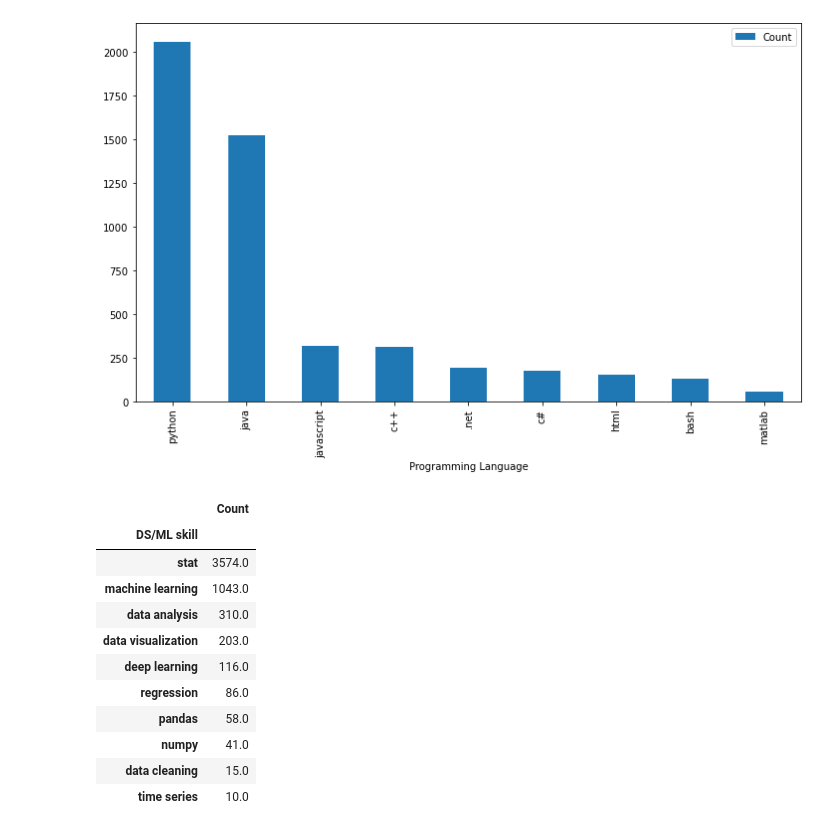
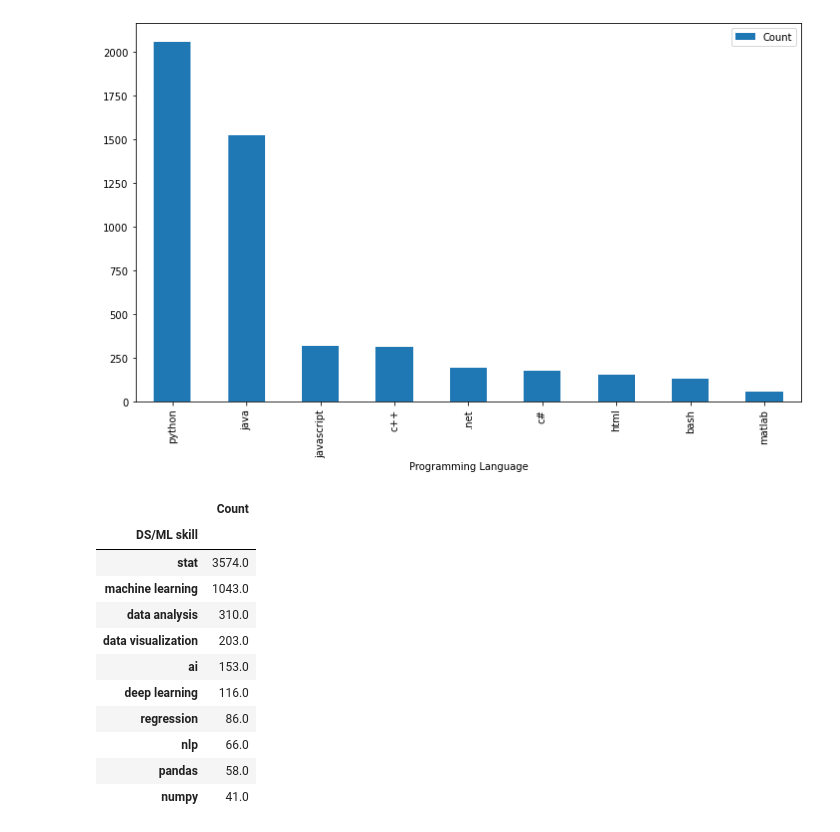
Before and after one commit to Hien-Hirune/FinalProject_KHDL, a Jupyter notebook: Analysis.ipynb, the cells around one changed output. Saved outputs shown, nothing was run; the diff lists cells and outputs as text; code cells hidden in the pictures.

```diff
--- a/Analysis.ipynb
+++ b/Analysis.ipynb
@@ -515,37 +538,37 @@ pg_lan_df.plot.bar(figsize=(12,7))
 <AxesSubplot:xlabel='Programming Language'>
 [figure]
 # %%
-ds_ml_req = ["machine learning","regression","stat","numpy","pandas","data visualization","data analysis","time series","data cleaning","deep learning"]
+ds_ml_req = ["machine learning","regression","stat","numpy","pandas","data visualization","data analysis"," ai ","nlp","deep learning"]
 ds_ml_count = np.zeros(len(ds_ml_req))
 def count_skills_ds_ml(skill):
     tmp = data_engineer_jobs['Job Description'].str.lower()
     if skill == 'machine learning':
         return tmp.str.count(skill, flags=re.IGNORECASE).sum() + tmp.str.count(' ml ', flags=re.IGNORECASE).sum()
     elif skill == 'deep learning':
         return tmp.str.count(skill, flags=re.IGNORECASE).sum() + tmp.str.count(' dl ', flags=re.IGNORECASE).sum()
     return tmp.str.count(skill, flags=re.IGNORECASE).sum()
 
 for req in ds_ml_req:
     ds_ml_count[ds_ml_req.index(req)] = count_skills_ds_ml(req)
 
 ds_ml_df = pd.DataFrame([ds_ml_req, ds_ml_count]).T
 ds_ml_df = ds_ml_df.rename(columns={0: 'DS/ML skill', 1: 'Count'})
 ds_ml_df.sort_values(['Count'], axis=0, ascending=False, inplace=True)
 ds_ml_df.set_index('DS/ML skill', inplace=True)
 ds_ml_df
 # %% [output]
 |  | Count |
 | DS/ML skill |  |
 | stat | 3574.0 |
 | machine learning | 1043.0 |
 | data analysis | 310.0 |
 | data visualization | 203.0 |
+| ai | 153.0 |
 | deep learning | 116.0 |
 | regression | 86.0 |
+| nlp | 66.0 |
 | pandas | 58.0 |
 | numpy | 41.0 |
-| data cleaning | 15.0 |
-| time series | 10.0 |
 # %%
 ds_ml_df.plot.bar(figsize=(12,7))
 # %% [output]
```
Also changed, not shown: parts of 13 cells of this notebook.
